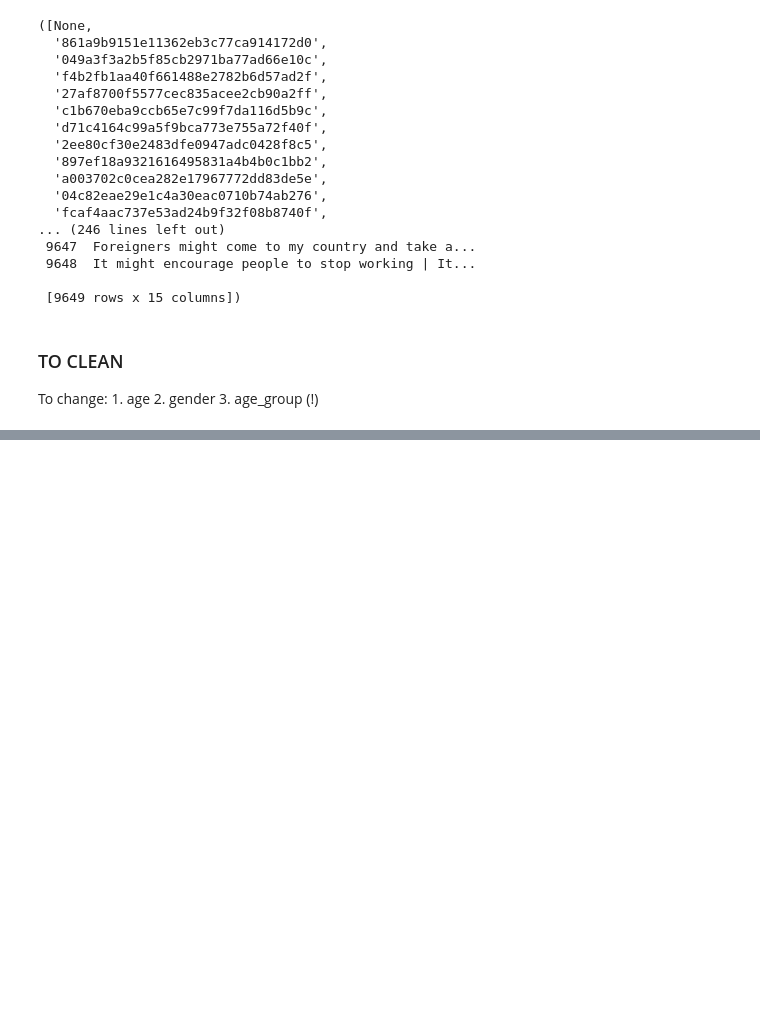
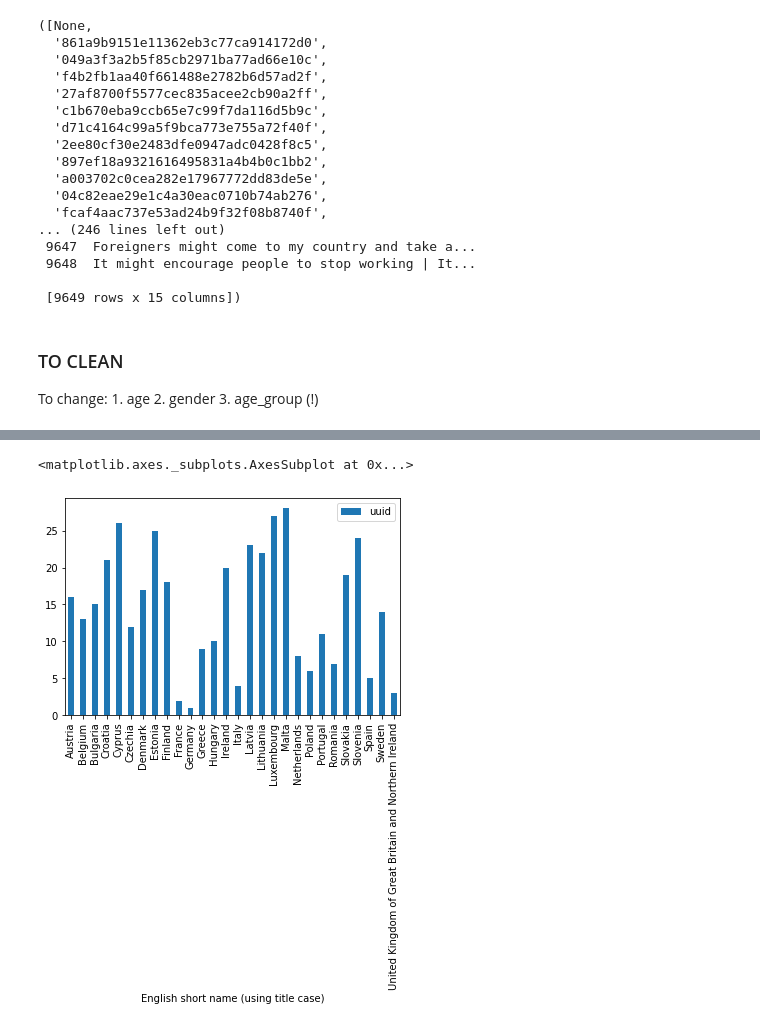
Before and after one commit to gojuangu/ih_datamadpt0420_project_m1, a Jupyter notebook: notebooks/cleaning_data.ipynb, the cells around one changed output, grey strips where cells are left out. Drawn from its saved outputs; the diff is of its cells as text; code cells hidden in the pictures; blank space fills up the shorter version.

Commit message:
cleaning-function

```diff
--- a/notebooks/cleaning_data.ipynb
+++ b/notebooks/cleaning_data.ipynb
@@ -97,7 +72,0 @@ clean_col(df)
-# %%
-### AGE - 1
-def get_age(df):
-    df['age'] = df['age'].apply(lambda age: re.sub('[a-z]','',age))
-    df = df.astype({'age':int})
-    df['age'] = df['age'].apply(lambda age: age if age < 250 else 2016-age)
-    return df
@@ -131,14 +72,0 @@ def clean_gender(gender):
-# %%
-def clean_children(children):
-    children_low = children.lower()
-    if children_low[0] is 'y':
-        children_y = re.sub(r'\b[y]\w+', 'yes', children_low)
-        return children_y
-    if children_low[0] is 'n':
-        children_n = re.sub(r'\b[n]\w+', 'no', children_low)
-        return children_n
-    else:
-        children
-
-df['dem_has_children'] = df['dem_has_children'].apply(clean_children)
-df.head()
@@ -151,0 +98,3 @@ df.head()
+# %%
+df_1 = get_age(df)
+df_1
@@ -151,0 +193,7 @@ df.head()
+# %%
+x = df_1.groupby(['English short name (using title case)'])['uuid'].size().rank(ascending=False).reset_index()
+j = pd.DataFrame(x)
+j.plot.bar(x='English short name (using title case)')
+# %% [output]
+<matplotlib.axes._subplots.AxesSubplot at 0x...>
+[figure, added]
```
Also changed, not shown: parts of 16 cells of this notebook, 6 other files.
